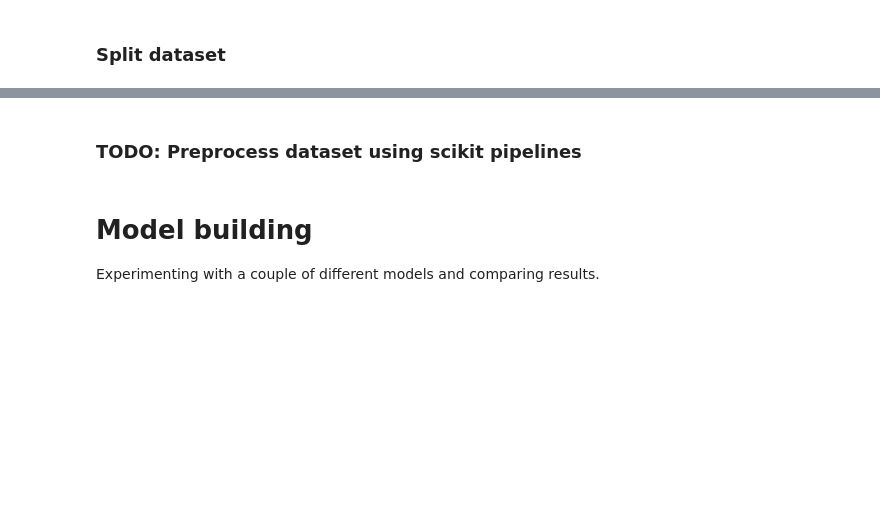
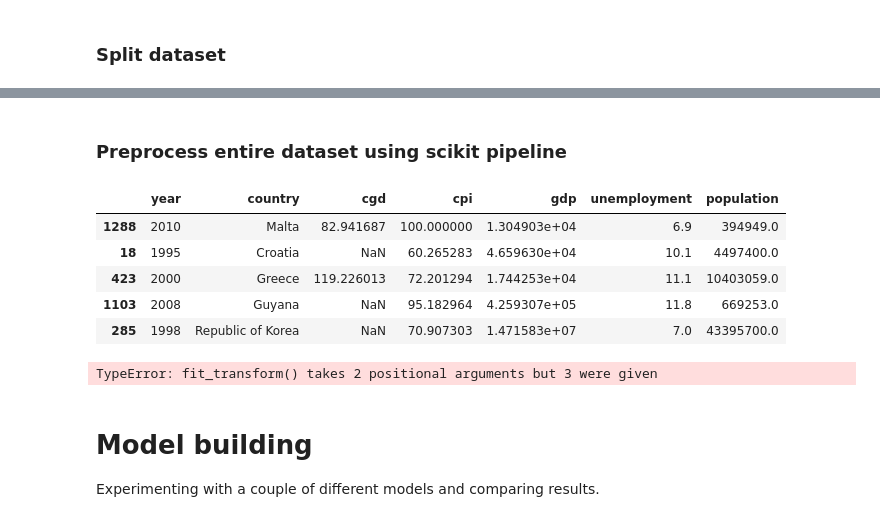
Before and after one commit to abreu4/economics-for-suicide-prediction, a Jupyter notebook: data_processing_model_building.ipynb, the cells around one changed output, grey strips where cells are left out. Saved outputs shown, nothing was run; the diff lists cells and outputs as text; code cells hidden in the pictures; blank space fills up the shorter version.

```diff
--- a/data_processing_model_building.ipynb
+++ b/data_processing_model_building.ipynb
@@ -121,3 +89,0 @@ ord_vars = ["year"]
-# %%
-ordinal_encoder = OrdinalEncoder()
-train_set[ord_vars] = ordinal_encoder.fit_transform(train_set[ord_vars])
@@ -146,3 +89,0 @@ cat_vars = ["country"]
-# %%
-train_set = pd.concat([train_set, pd.get_dummies(train_set[cat_vars], prefix=cat_vars[0], drop_first=True)], axis=1)
-train_set.drop(labels=cat_vars, axis=1, inplace=True)
@@ -151,4 +89,0 @@ train_set.drop(labels=cat_vars, axis=1, inplace=True)
-# %%
-scaler = StandardScaler()
-train_set[num_vars + ord_vars] = scaler.fit_transform(train_set[num_vars + ord_vars])
-train_set.head()
@@ -163,2 +90,2 @@ train_set.head()
 # %% [markdown]
-### TODO: Preprocess dataset using scikit pipelines
+### Preprocess entire dataset using scikit pipeline
@@ -182,3 +107,19 @@ np.set_printoptions(threshold=False)
+# %%
+train_X = train_set.drop("suicides", axis=1)
+train_Y = train_set["suicides"].copy()
+# %%
+train_X.head()
+# %% [output]
+|  | year | country | cgd | cpi | gdp | unemployment | population |
+| 1288 | 2010 | Malta | 82.941687 | 100.000000 | 1.304903e+04 | 6.9 | 394949.0 |
+| 18 | 1995 | Croatia | NaN | 60.265283 | 4.659630e+04 | 10.1 | 4497400.0 |
+| 423 | 2000 | Greece | 119.226013 | 72.201294 | 1.744253e+04 | 11.1 | 10403059.0 |
+| 1103 | 2008 | Guyana | NaN | 95.182964 | 4.259307e+05 | 11.8 | 669253.0 |
+| 285 | 1998 | Republic of Korea | NaN | 70.907303 | 1.471583e+07 | 7.0 | 43395700.0 |
+# %%
+train_X_prepared = full_pipeline.fit_transform(train_X)
+# %% [output]
+TypeError: fit_transform() takes 2 positional arguments but 3 were given
 # %% [markdown]
 # Model building
 
```
Also changed, not shown: parts of 37 cells of this notebook, 1 other file.
